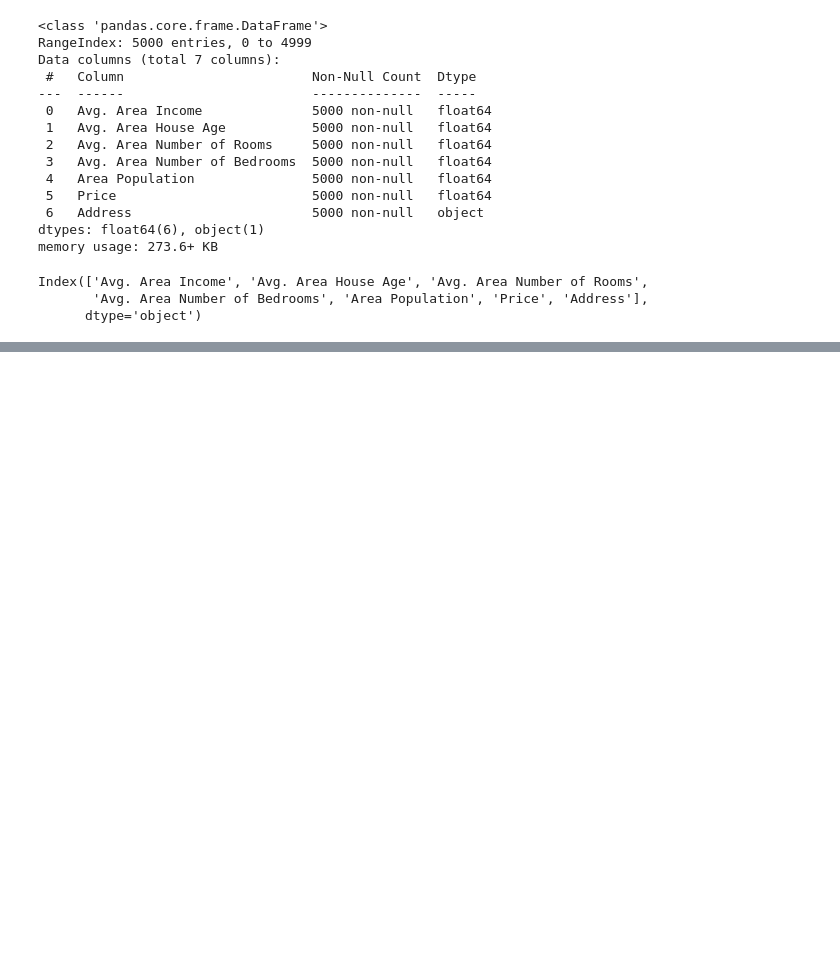
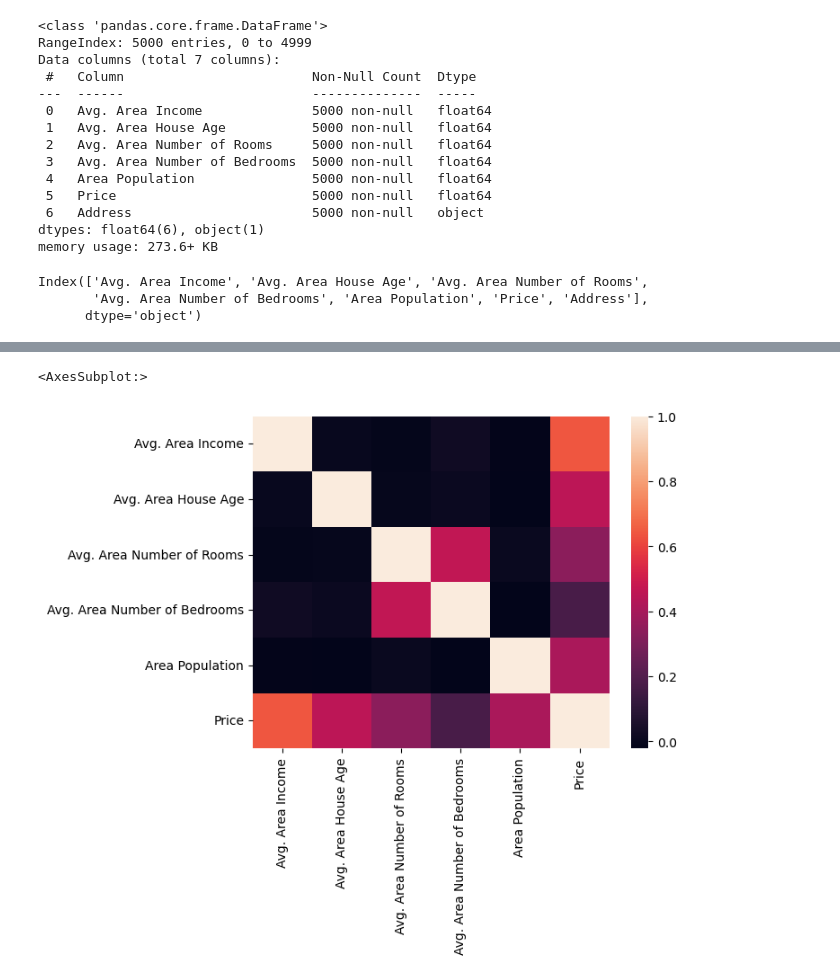
Before and after one commit to Abubakr1710/Machine-Learning, a Jupyter notebook: Linear Regression/house_price_prediction.ipynb, the cells around one changed output, grey strips where cells are left out. Drawn from its saved outputs; the diff is of its cells as text; code cells hidden in the pictures; blank space fills up the shorter version.

```diff
--- a/Linear Regression/house_price_prediction.ipynb
+++ b/Linear Regression/house_price_prediction.ipynb
@@ -44,0 +57,5 @@ Index(['Avg. Area Income', 'Avg. Area House Age', 'Avg. Area Number of Rooms',
+# %%
+sns.heatmap(df.corr())
+# %% [output]
+<AxesSubplot:>
+[figure, added]
```
Also changed, not shown: parts of 3 cells of this notebook.
